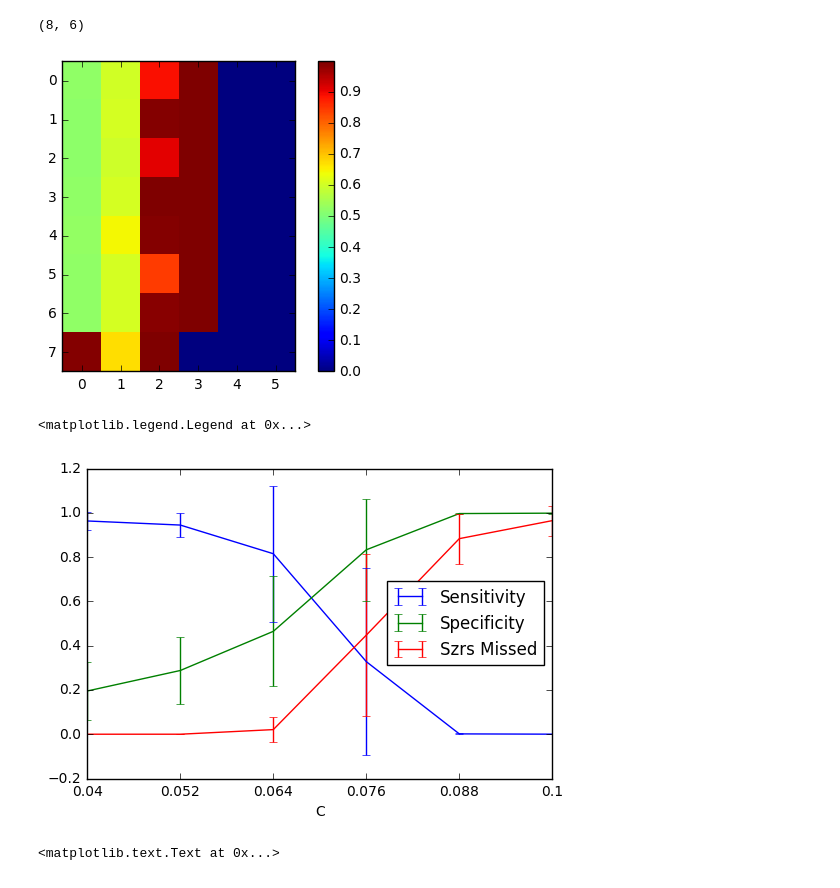
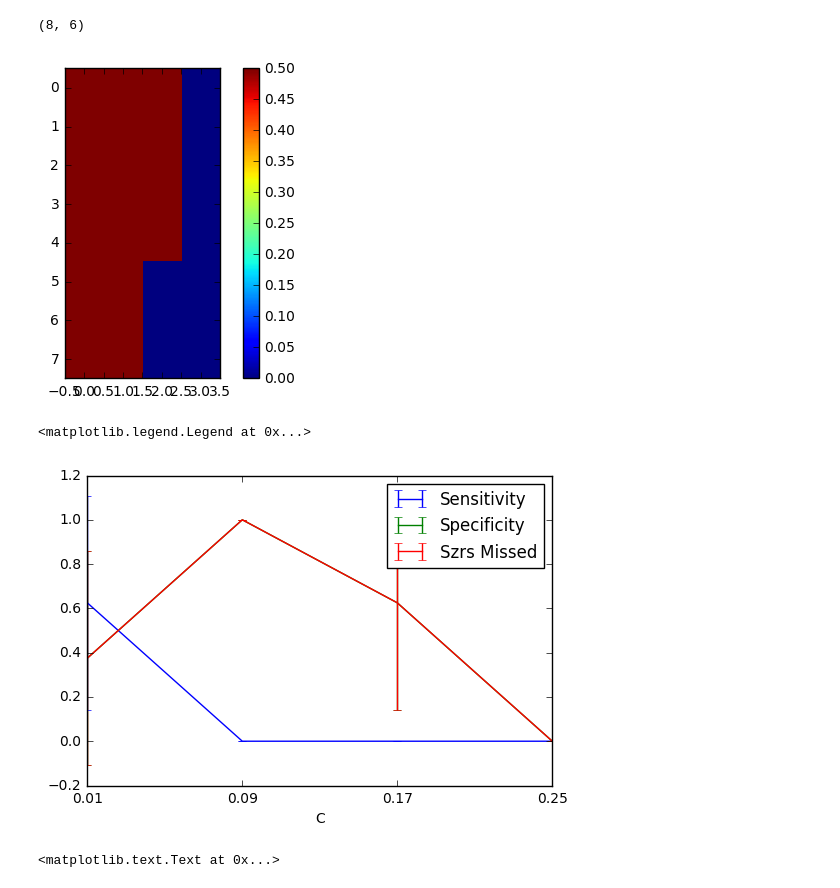
Before and after one commit to dmgroppe/SZR_ANT, a Jupyter notebook: perf_smry_grid_lap.ipynb, the cells around one changed output. Saved outputs shown, nothing was run; the diff lists cells and outputs as text; code cells hidden in the pictures.

```diff
--- a/perf_smry_grid_lap.ipynb
+++ b/perf_smry_grid_lap.ipynb
@@ -19,7 +19,8 @@ NameError: name 'ief' is not defined
 # %%
 # Load results
 #perf=np.load('classification_metrics_grid.npz')
-perf=np.load('classification_metrics_pwr_vltg.npz')
+#perf=np.load('classification_metrics_pwr_vltg.npz')
+perf=np.load('class_metrics_marr_srch.npz')
 
 # Get xtick labels
 str(perf['try_C'])
@@ -60,19 +61,19 @@ dat.shape
 # %% [output]
 (8, 6)
 # %%
-dat=perf['train_bal_acc']
+dat=perf['valid_bal_acc']
 # dat=perf['pcnt_missed_szrs']
 _=plt.imshow(dat,interpolation='nearest')
 _=plt.colorbar()
 # %% [output]
-[figure, old version]
+[figure, new version]
 # %%
 # Valid Sensitivity and Specificity
 dat=perf['valid_sens']
 _=plt.errorbar(np.arange(dat.shape[1]),np.mean(dat,axis=0),np.std(dat,axis=0),label='Sensitivity')
 dat=perf['valid_spec']
 _=plt.errorbar(np.arange(dat.shape[1]),np.mean(dat,axis=0),np.std(dat,axis=0),label='Specificity')
-dat=perf['pcnt_missed_szrs']
+dat=perf['pptn_missed_szrs']
 _=plt.errorbar(np.arange(dat.shape[1]),np.mean(dat,axis=0),np.std(dat,axis=0),label='Szrs Missed')
 #plt.ylabel('Balanced Accuracy')
 plt.xlabel('C')
@@ -82,7 +83,7 @@ plt.xticks(np.arange(len(perf['try_C'])),xlabs)
 plt.legend(loc='best')
 # %% [output]
 <matplotlib.legend.Legend at 0x...>
-[figure, old version]
+[figure, new version]
 # %%
 dat=perf['mn_stim_latency']
 _=plt.errorbar(np.arange(dat.shape[1]),np.nanmean(dat,axis=0),np.std(dat,axis=0))
```
Also changed, not shown: parts of 2 cells of this notebook, 2 other files.
